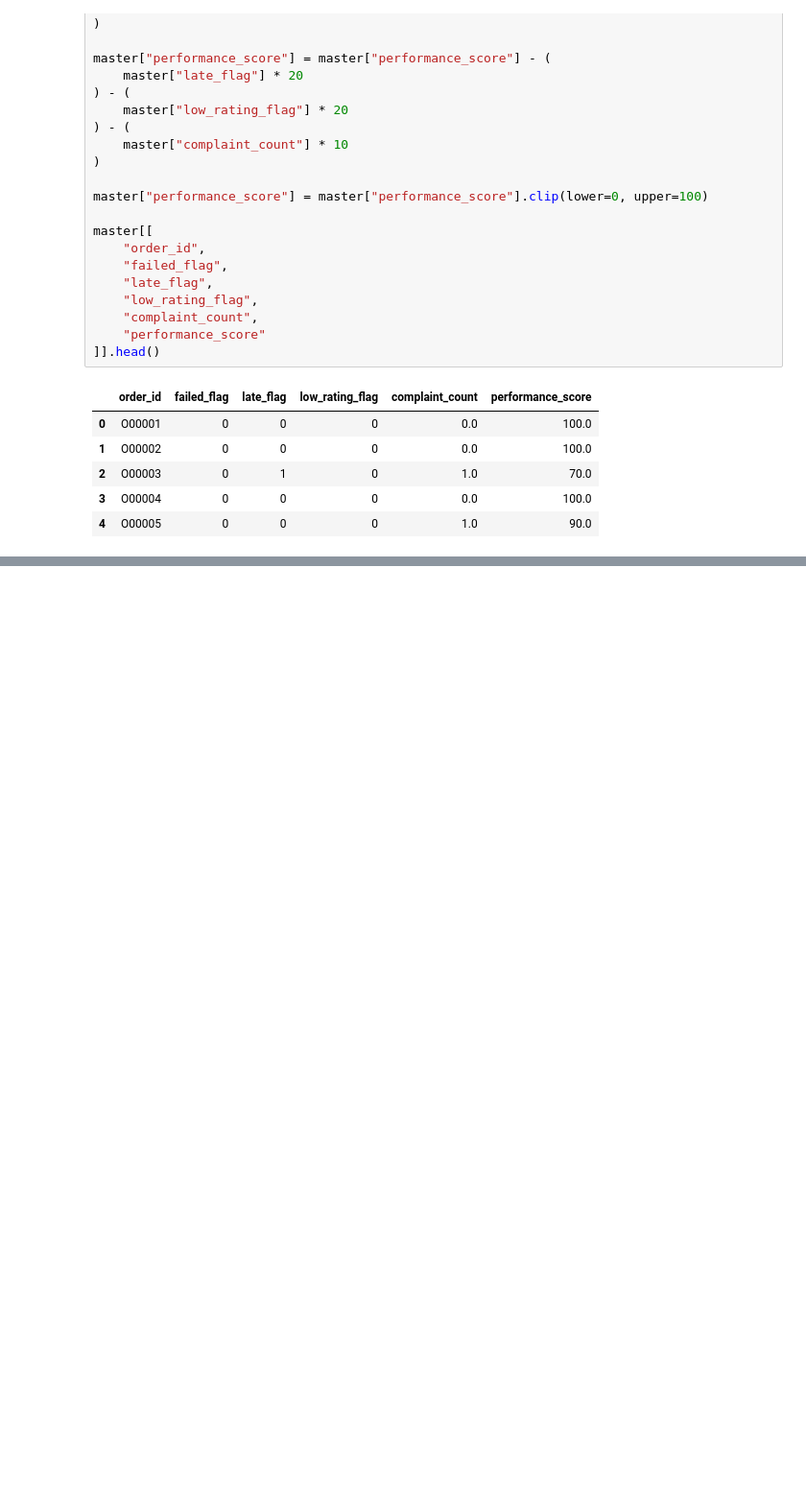
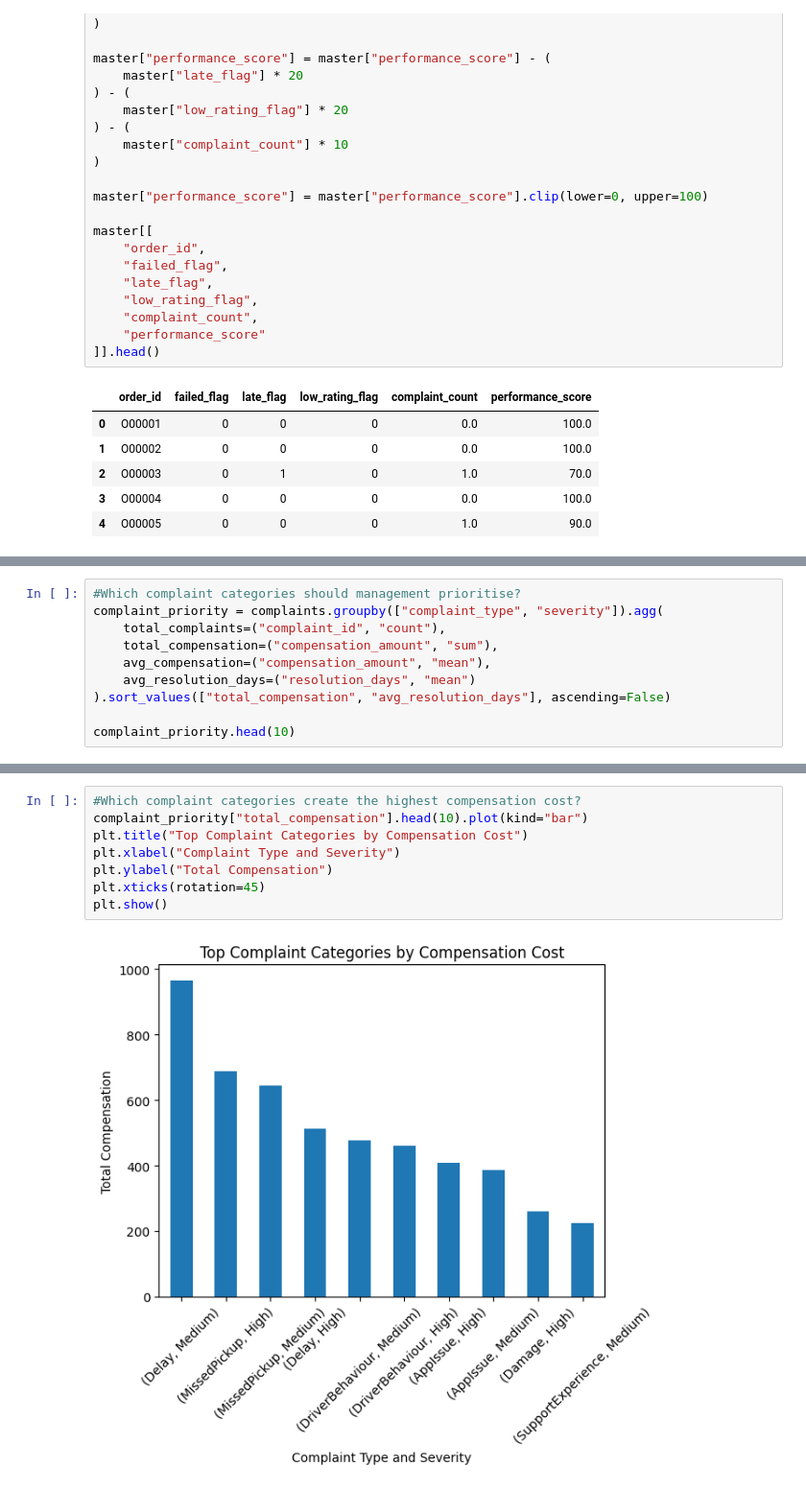
Before and after one commit to Nausheen1295/NorthStar-Coursework, a Jupyter notebook: notebooks/Section_2_Python/03_python.ipynb, the cells around one changed output, grey strips where cells are left out. Shown at 96% size. Cells and saved outputs as stored; diff of their text form; blank space fills up the shorter version.

```diff
--- a/notebooks/Section_2_Python/03_python.ipynb
+++ b/notebooks/Section_2_Python/03_python.ipynb
@@ -1009,0 +1196,10 @@ master[[
+# %%
+#Which complaint categories should management prioritise?
+complaint_priority = complaints.groupby(["complaint_type", "severity"]).agg(
+    total_complaints=("complaint_id", "count"),
+    total_compensation=("compensation_amount", "sum"),
+    avg_compensation=("compensation_amount", "mean"),
+    avg_resolution_days=("resolution_days", "mean")
+).sort_values(["total_compensation", "avg_resolution_days"], ascending=False)
+
+complaint_priority.head(10)
@@ -1009,0 +1343,10 @@ master[[
+# %%
+#Which complaint categories create the highest compensation cost?
+complaint_priority["total_compensation"].head(10).plot(kind="bar")
+plt.title("Top Complaint Categories by Compensation Cost")
+plt.xlabel("Complaint Type and Severity")
+plt.ylabel("Total Compensation")
+plt.xticks(rotation=45)
+plt.show()
+# %% [output]
+[figure, added]
```
Also changed, not shown: parts of 20 cells of this notebook.
